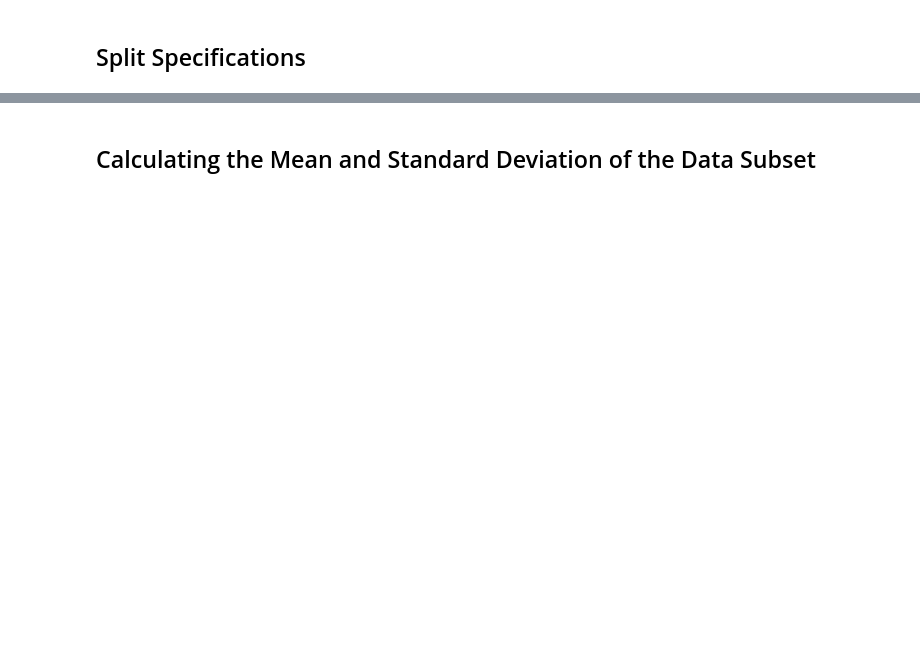
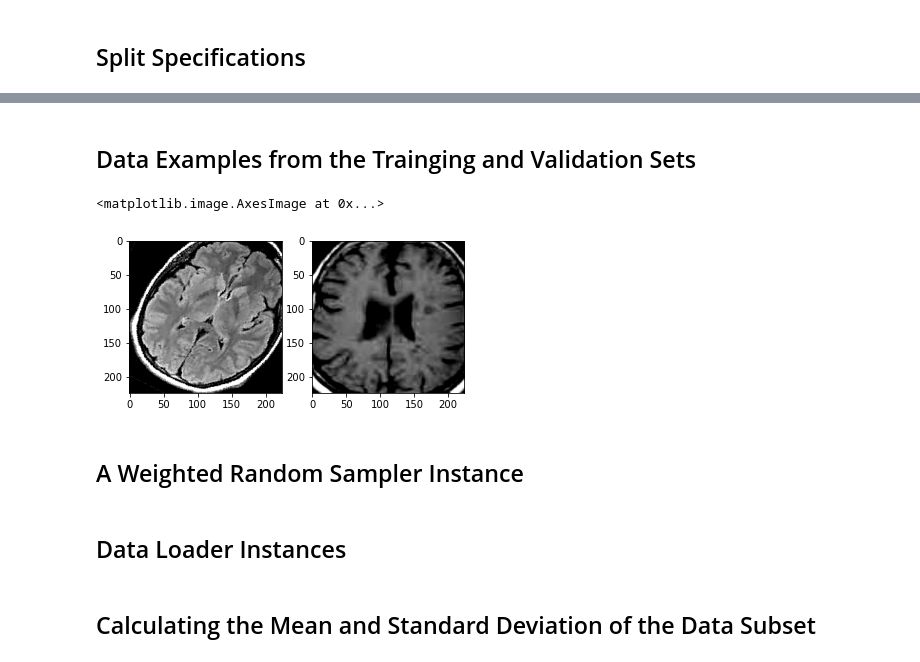
Before and after one commit to Mouafak-Khaled/Brain-Tumor-Classification-Using-CNN, a Jupyter notebook: train.ipynb, the cells around one changed output, grey strips where cells are left out. Drawn from its saved outputs; the diff is of its cells as text; code cells hidden in the pictures; blank space fills up the shorter version.

```diff
--- a/train.ipynb
+++ b/train.ipynb
@@ -74,0 +96,11 @@ val_set= Subset(dataset, indecis[train_samples:])
+# %% [markdown]
+## Data Examples from the Trainging and Validation Sets
+# %%
+f, axarr = plt.subplots(1,2)
+axarr[0].imshow(train_set[10][0].permute(1, -1, 0))
+axarr[1].imshow(val_set[10][0].permute(1, -1, 0))
+# %% [output]
+<matplotlib.image.AxesImage at 0x...>
+[figure, added]
+# %% [markdown]
+## A Weighted Random Sampler Instance
@@ -75 +111,3 @@ val_set= Subset(dataset, indecis[train_samples:])
+# %% [markdown]
+## Data Loader Instances
 # %%
```
Also changed, not shown: parts of 39 cells of this notebook, 5 other files.
